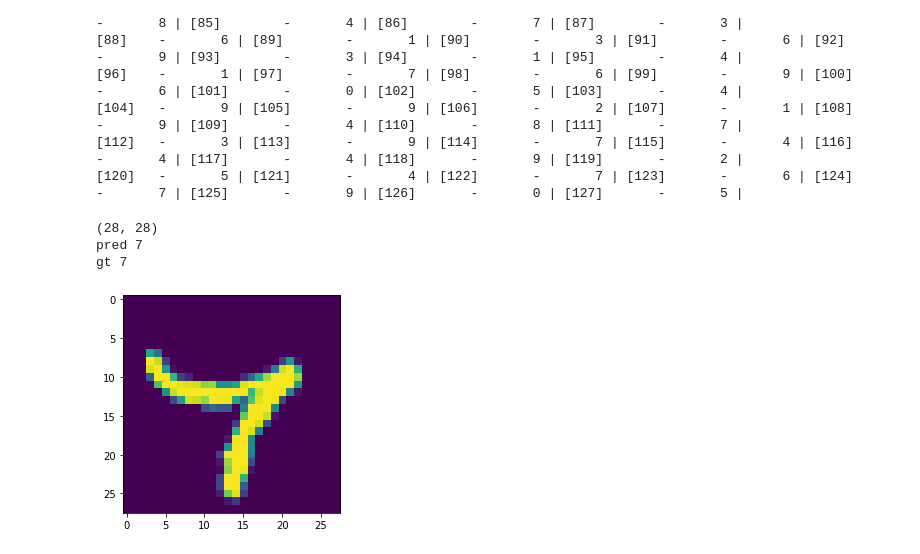
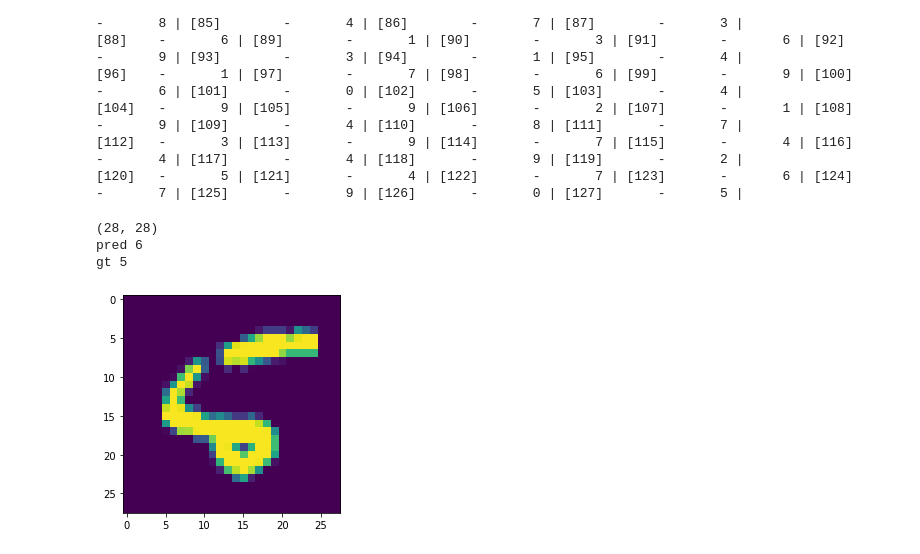
Before and after one commit to InzOprog/ABB, a Jupyter notebook: JAX_Tests/JAX_test1_MNIST.ipynb, the cells around one changed output. Saved outputs shown, nothing was run; the diff lists cells and outputs as text; code cells hidden in the pictures.

```diff
--- a/JAX_Tests/JAX_test1_MNIST.ipynb
+++ b/JAX_Tests/JAX_test1_MNIST.ipynb
@@ -48,21 +66,25 @@ def MLP_predict(params, x):
     w_last, b_last = params[-1]
     logits = jnp.dot(w_last, activation) + b_last
 
-    # log(exp(o1)) - log(sum(exp(o1), exp(o2), ..., exp(o10)))
-    # log( exp(o1) / sum(...) )
+    """
+    JAX nie posiada implementacji Cross-entropy Loss
+
+    Implementacja log-softmax
+    log(exp(o1)) - log(sum(exp(o1), exp(o2), ..., exp(o10)))    logits
+    log( exp(o1) / sum(...) )                                   logsumexp(logits)
+    """
     return logits - logsumexp(logits)
 
-# tests
+# Testy
 
-# test single example
-
+# Testy kształtów
 dummy_img_flat = np.random.randn(np.prod(mnist_img_size))
-print(dummy_img_flat.shape)
+print(dummy_img_flat.shape) #Wymagane 784 (MLP_params)
 
 prediction = MLP_predict(MLP_params, dummy_img_flat)
-print(prediction.shape)
+print(prediction.shape) #Wynagane 10 (MLP_params)
 
-# test batched function
+# Test kształtów i poprawnośni funkcji dla wielu wejść (batch processing)
 batched_MLP_predict = vmap(MLP_predict, in_axes=(None, 0))
 
 dummy_imgs_flat = np.random.randn(16, np.prod(mnist_img_size))
@@ -75,7 +97,9 @@ print(predictions.shape)
 (16, 784)
 (16, 10)
 # %%
-def custom_transform(x):
+# Zmiana w 1D np.array.
+# Własna zdefiniowana funkcja transformacji ze wslględu na użycie JAX a nie TenserFlow czy PyTorch
+def numpy_and_flatten(x):
     return np.ravel(np.array(x, dtype=np.float32))
 
 def custom_collate_fn(batch):
@@ -86,10 +110,10 @@ def custom_collate_fn(batch):
 
     return imgs, labels
 
+train_dataset = MNIST(root='train_mnist', train=True, download=True, transform=numpy_and_flatten)
+test_dataset = MNIST(root='test_mnist', train=False, download=True, transform=numpy_and_flatten)
+
 batch_size = 128
-train_dataset = MNIST(root='train_mnist', train=True, download=True, transform=custom_transform)
-test_dataset = MNIST(root='test_mnist', train=False, download=True, transform=custom_transform)
-
 train_loader = DataLoader(train_dataset, batch_size, shuffle=True, collate_fn=custom_collate_fn, drop_last=True)
 test_loader = DataLoader(test_dataset, batch_size, shuffle=False, collate_fn=custom_collate_fn, drop_last=True)
 
@@ -99,7 +123,7 @@ imgs = batch_data[0]
 lbls = batch_data[1]
 print(imgs.shape, imgs[0].dtype, lbls.shape, lbls[0].dtype)
 
-# optimization - loading the whole dataset into memory
+# optimization - loading the whole dataset into memory (smal dataset 50-60k images)
 train_images = jnp.array(train_dataset.data).reshape(len(train_dataset), -1)
 train_lbls = jnp.array(train_dataset.targets)
 
@@ -108,7 +132,7 @@ test_lbls = jnp.array(test_dataset.targets)
 # %% [output]
 (128, 784) float32 (128,) int64
 # %%
-num_epochs = 50
+num_epochs = 5
 
 def loss_fn(params, imgs, gt_lbls):
     predictions = batched_MLP_predict(params, imgs)
@@ -200,22 +225,22 @@ print(out)
 [112]   -       3 | [113]       -       9 | [114]       -       7 | [115]       -       4 | [116]       -       4 | [117]       -       4 | [118]       -       9 | [119]       -       2 |
 [120]   -       5 | [121]       -       4 | [122]       -       7 | [123]       -       6 | [124]       -       7 | [125]       -       9 | [126]       -       0 | [127]       -       5 |
 # %%
-img_id = 124
+img_id = 8
 imgs, lbls = next(iter(test_loader))
 img = imgs[img_id].reshape(mnist_img_size)
 gt_lbl = lbls[img_id]
 print(img.shape)
 
 import matplotlib.pyplot as plt
 
 pred = jnp.argmax(MLP_predict(MLP_params, np.ravel(img)))
 print('pred', pred)
 print('gt', gt_lbl)
 
 plt.imshow(img); plt.show()
 # %% [output]
 (28, 28)
-pred 7
-gt 7
+pred 6
+gt 5
-[figure, old version]
+[figure, new version]
 # %%
```
Also changed, not shown: parts of 6 cells of this notebook.
